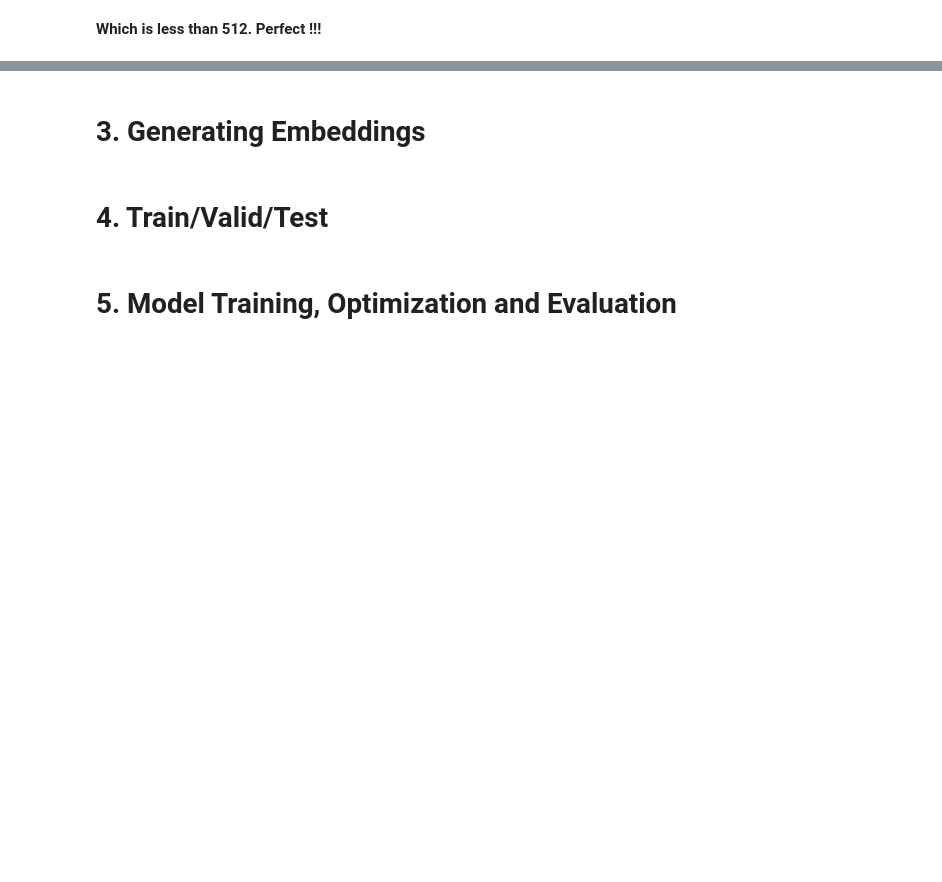
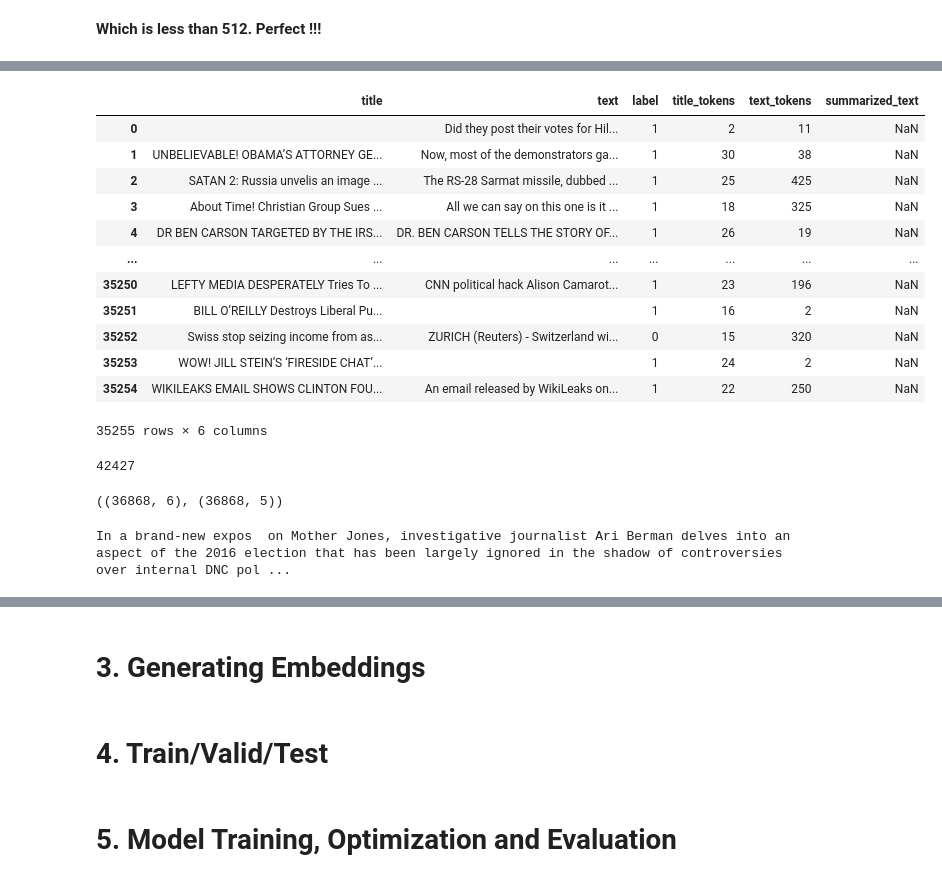
Before and after one commit to SujanNeupane42/data606_capstone_teamC, a Jupyter notebook: notebooks/pretrained_embeddings_and_classification.ipynb, the cells around one changed output, grey strips where cells are left out. Drawn from its saved outputs; the diff is of its cells as text; code cells hidden in the pictures; blank space fills up the shorter version.

Commit message:
Update notebooks with text summarization for longer news articles

```diff
--- a/notebooks/pretrained_embeddings_and_classification.ipynb
+++ b/notebooks/pretrained_embeddings_and_classification.ipynb
@@ -457,5 +480,18 @@ titles_token_count[-1] + len(tokenizer.encode(output, return_tensors='pt')[0])
 # %% [markdown]
 <b> Which is less than 512.  Perfect !!!
-# %%
-labels = df.label.values
+# %%
+llm_tokenizer = tokenizer = AutoTokenizer.from_pretrained("meta-llama/Llama-3.2-3B-Instruct")
+
+def get_token_count_for_prompt(prompt_text):
+    """
+    Returns the token count for a given prompt text.
+    """
+    messages = [
+        {"role": "system", "content": system_prompt},
+        {"role": "user", "content": prompt_text},
+    ]
+
+    prompt = llm_tokenizer.apply_chat_template(messages, tokenize=False, add_generation_prompt=True)
+    encoded = llm_tokenizer.encode(prompt, return_tensors='pt')
+    return len(encoded[0])
 # %%
@@ -489,0 +576,46 @@ KeyboardInterrupt:
+# %%
+new_title = []
+new_text = []
+new_label = []
+summarized_text = []
+title_tokens = []
+text_tokens = []
+
+for i, (title, text, label) in enumerate(tqdm(zip(all_title, all_text, labels))):
+    if not summarize_text[i]:
+        new_title.append(title)
+        new_text.append(text)
+        new_label.append(label)
+        title_tokens.append(titles_token_count[i])
+        text_tokens.append(texts_token_count[i])
+        summarized_text.append(np.nan)
+
+df1 = pd.DataFrame({
+    'title': new_title,
+    'text': new_text,
+    'label': new_label,
+    "title_tokens": title_tokens,
+    "text_tokens": text_tokens,
+    'text_summary': summarized_text
+})
+# %%
+df1
+# %% [output]
+|  | title | text | label | title_tokens | text_tokens | summarized_text |
+| 0 |  | Did they post their votes for Hil... | 1 | 2 | 11 | NaN |
+| 1 | UNBELIEVABLE! OBAMA’S ATTORNEY GE... | Now, most of the demonstrators ga... | 1 | 30 | 38 | NaN |
+| 2 | SATAN 2: Russia unvelis an image ... | The RS-28 Sarmat missile, dubbed ... | 1 | 25 | 425 | NaN |
+| 3 | About Time! Christian Group Sues ... | All we can say on this one is it ... | 1 | 18 | 325 | NaN |
+| 4 | DR BEN CARSON TARGETED BY THE IRS... | DR. BEN CARSON TELLS THE STORY OF... | 1 | 26 | 19 | NaN |
+| ... | ... | ... | ... | ... | ... | ... |
+| 35250 | LEFTY MEDIA DESPERATELY Tries To ... | CNN political hack Alison Camarot... | 1 | 23 | 196 | NaN |
+| 35251 | BILL O’REILLY Destroys Liberal Pu... |  | 1 | 16 | 2 | NaN |
+| 35252 | Swiss stop seizing income from as... | ZURICH (Reuters) - Switzerland wi... | 0 | 15 | 320 | NaN |
+| 35253 | WOW! JILL STEIN’S ‘FIRESIDE CHAT’... |  | 1 | 24 | 2 | NaN |
+| 35254 | WIKILEAKS EMAIL SHOWS CLINTON FOU... | An email released by WikiLeaks on... | 1 | 22 | 250 | NaN |
+35255 rows × 6 columns
+# %%
+print(df_for_summarization["prompt_token_count"].max()) # this is way too long text; we are excluding any news article with tokens larger than 20000
+df_for_summarization = df_for_summarization[df_for_summarization["prompt_token_count"] < 20000]
+# %% [output]
+42427
@@ -489,0 +624,4 @@ KeyboardInterrupt:
+# %%
+df_for_summarization.shape, summarized_df.shape
+# %% [output]
+((36868, 6), (36868, 5))
@@ -489,0 +630,4 @@ KeyboardInterrupt:
+# %%
+print(df_for_summarization.sample(1, random_state=42)["text"].values[0])
+# %% [output]
+In a brand-new expos  on Mother Jones, investigative journalist Ari Berman delves into an aspect of the 2016 election that has been largely ignored in the shadow of controversies over internal DNC pol ...
```
Also changed, not shown: parts of 38 cells of this notebook, 1 other file.
